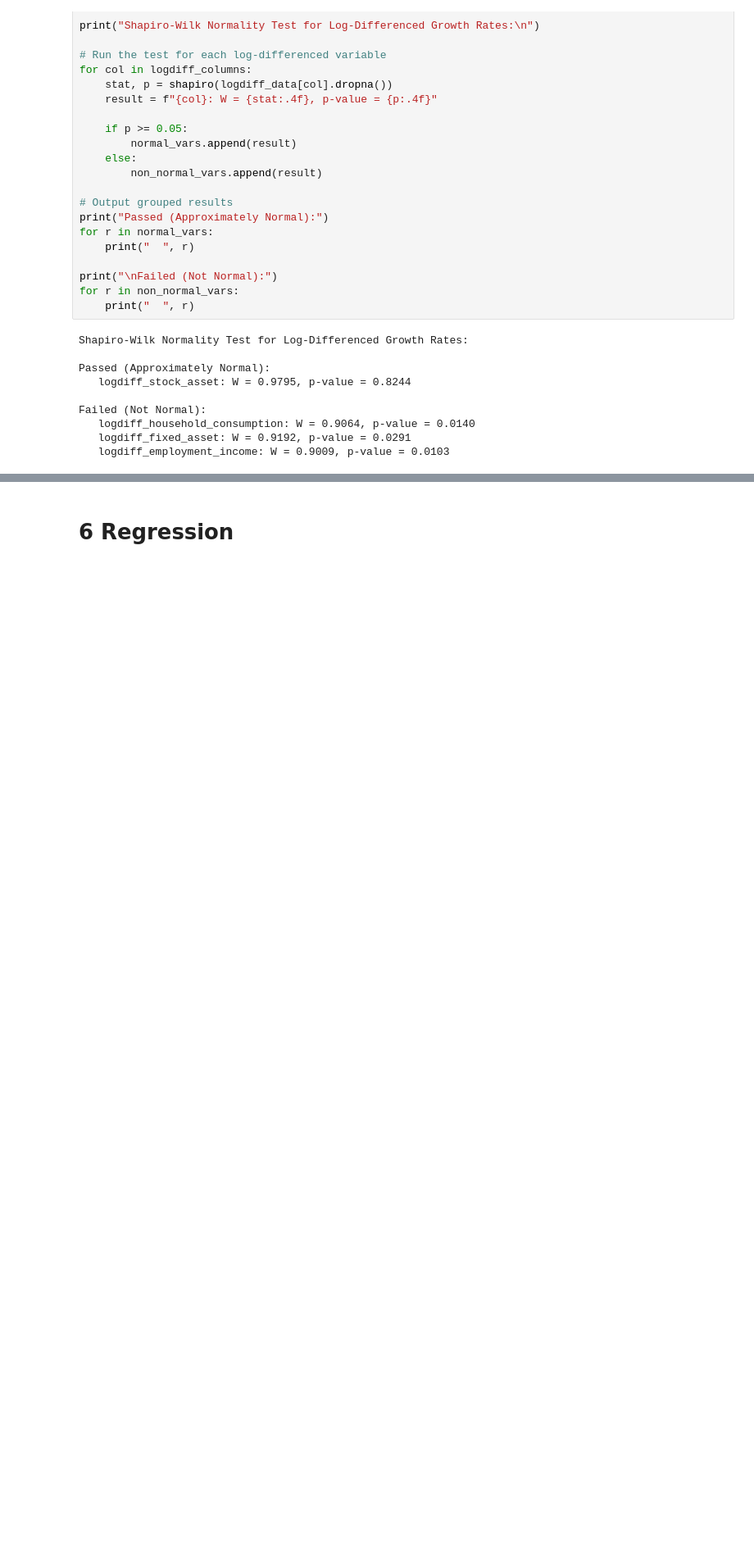
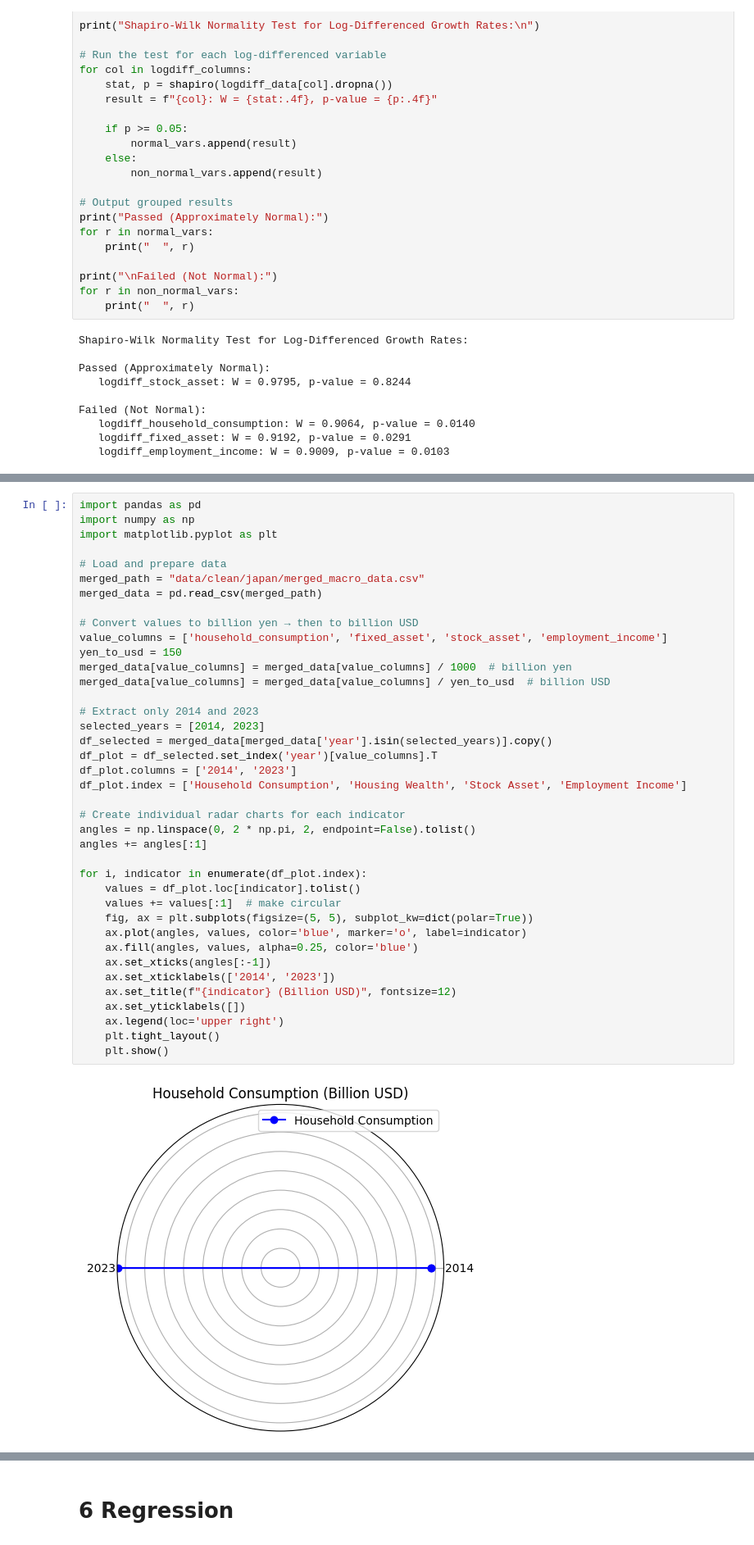
Before and after one commit to Graspp-25-Spring/graspp-25S-Wealth-Consumption, a Jupyter notebook: notebooks/milestone_1_update.ipynb, the cells around one changed output, grey strips where cells are left out. Shown at 82% size. Cells and saved outputs as stored; diff of their text form; blank space fills up the shorter version.

```diff
--- a/notebooks/milestone_1_update.ipynb
+++ b/notebooks/milestone_1_update.ipynb
@@ -709,0 +800,41 @@ Failed (Not Normal):
+# %%
+import pandas as pd
+import numpy as np
+import matplotlib.pyplot as plt
+
+# Load and prepare data
+merged_path = "data/clean/japan/merged_macro_data.csv"
+merged_data = pd.read_csv(merged_path)
+
+# Convert values to billion yen → then to billion USD
+value_columns = ['household_consumption', 'fixed_asset', 'stock_asset', 'employment_income']
+yen_to_usd = 150
+merged_data[value_columns] = merged_data[value_columns] / 1000  # billion yen
+merged_data[value_columns] = merged_data[value_columns] / yen_to_usd  # billion USD
+
+# Extract only 2014 and 2023
+selected_years = [2014, 2023]
+df_selected = merged_data[merged_data['year'].isin(selected_years)].copy()
+df_plot = df_selected.set_index('year')[value_columns].T
+df_plot.columns = ['2014', '2023']
+df_plot.index = ['Household Consumption', 'Housing Wealth', 'Stock Asset', 'Employment Income']
+
+# Create individual radar charts for each indicator
+angles = np.linspace(0, 2 * np.pi, 2, endpoint=False).tolist()
+angles += angles[:1]
+
+for i, indicator in enumerate(df_plot.index):
+    values = df_plot.loc[indicator].tolist()
+    values += values[:1]  # make circular
+    fig, ax = plt.subplots(figsize=(5, 5), subplot_kw=dict(polar=True))
+    ax.plot(angles, values, color='blue', marker='o', label=indicator)
+    ax.fill(angles, values, alpha=0.25, color='blue')
+    ax.set_xticks(angles[:-1])
+    ax.set_xticklabels(['2014', '2023'])
+    ax.set_title(f"{indicator} (Billion USD)", fontsize=12)
+    ax.set_yticklabels([])
+    ax.legend(loc='upper right')
+    plt.tight_layout()
+    plt.show()
+# %% [output]
+[figure, added]
```
Also changed, not shown: parts of 20 cells of this notebook, 1 other file.
